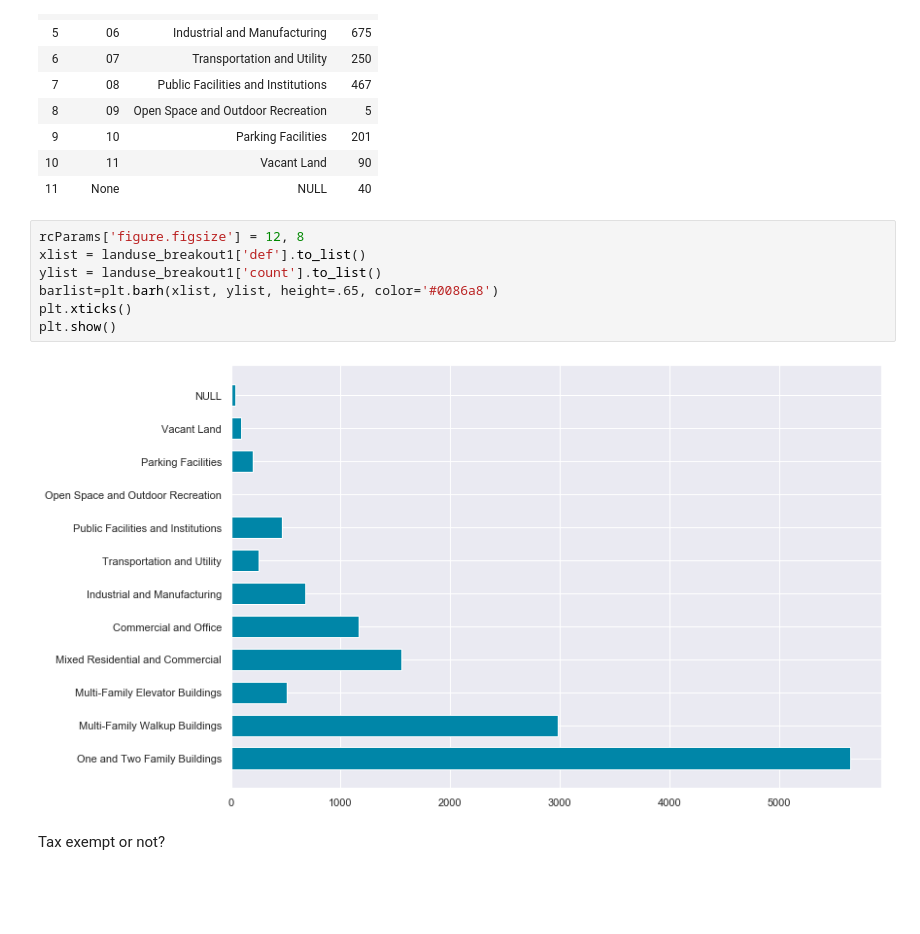
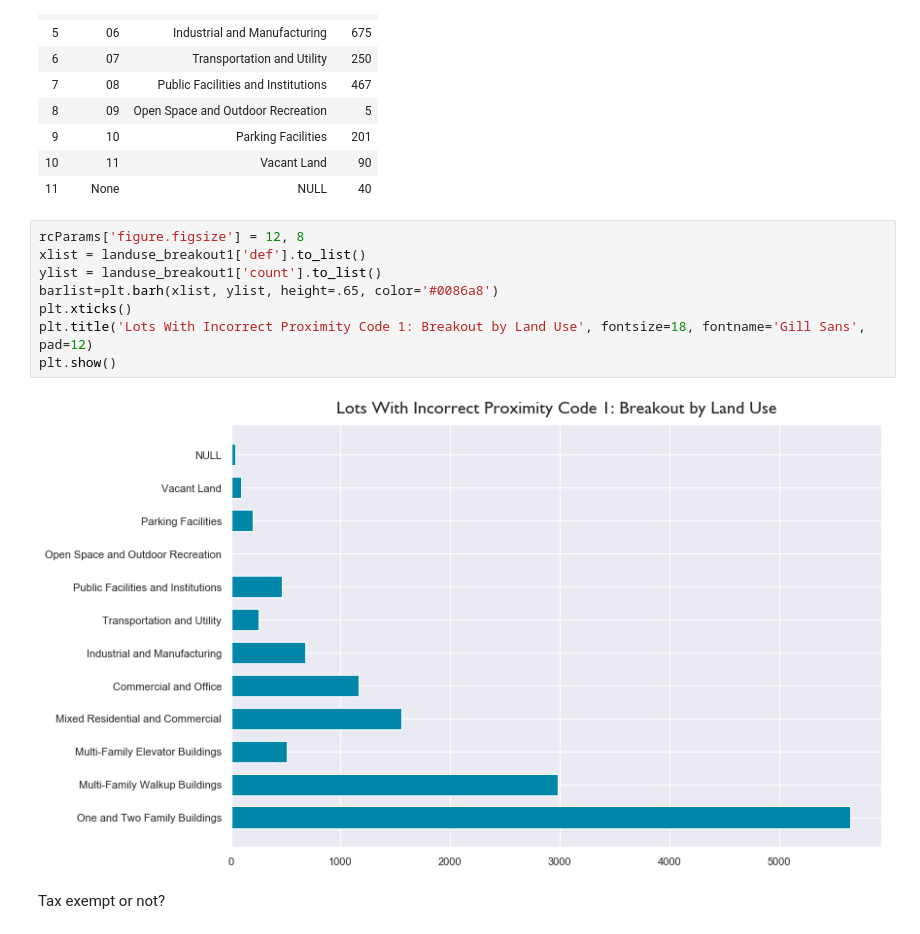
Before and after one commit to NYCPlanning/ann, a Jupyter notebook: proxcode 2020-03/notebooks/ProxCode Analysis.ipynb, the cells around one changed output. Saved outputs shown, nothing was run; the diff lists cells and outputs as text; blank space fills up the shorter version.

```diff
--- a/proxcode 2020-03/notebooks/ProxCode Analysis.ipynb
+++ b/proxcode 2020-03/notebooks/ProxCode Analysis.ipynb
@@ -326,12 +330,13 @@ landuse_breakout1
 # %%
 rcParams['figure.figsize'] = 12, 8
 xlist = landuse_breakout1['def'].to_list()
 ylist = landuse_breakout1['count'].to_list()
 barlist=plt.barh(xlist, ylist, height=.65, color='#0086a8')
 plt.xticks()
+plt.title('Lots With Incorrect Proximity Code 1: Breakout by Land Use', fontsize=18, fontname='Gill Sans', pad=12)
 plt.show()
 # %% [output]
-[figure, old version]
+[figure, new version]
 # %% [markdown]
 Tax exempt or not?
 # %%
```
Also changed, not shown: parts of 5 cells of this notebook.
